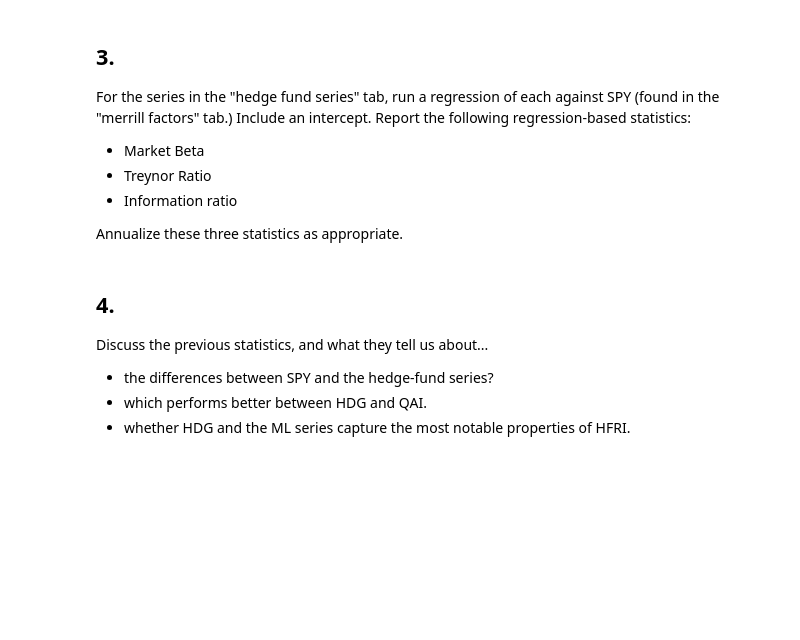
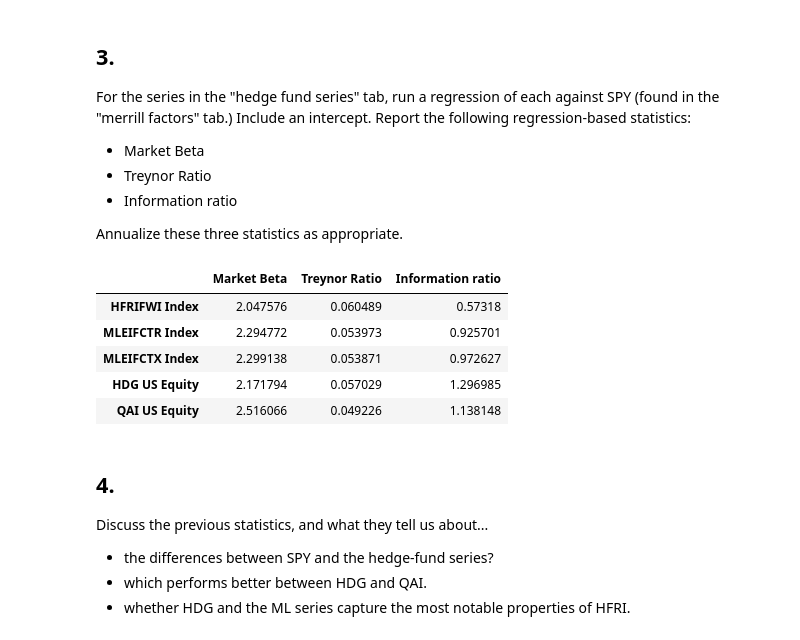
Before and after one commit to sstikhonov/Uchicago_PortfolioRiskManagement, a Jupyter notebook: homework/Homework 2.ipynb, the cells around one changed output. Drawn from its saved outputs; the diff is of its cells as text; code cells hidden in the pictures; blank space fills up the shorter version.

```diff
--- a/homework/Homework 2.ipynb
+++ b/homework/Homework 2.ipynb
@@ -173,23 +173,3 @@ For the series in the "hedge fund series" tab, run a regression of each against
 * Information ratio
 
 Annualize these three statistics as appropriate.
-# %%
-def performance_statistics(hedge_funds, SPY):
-
-    results = pd.DataFrame(data = None,
-                columns = ['Market Beta', 'Treynor Ratio', 'Information ratio'])
-
-
-    for fund in hedge_funds:
-        X = sm.tools.add_constant(hedge_funds[fund])
-        y = SPY
-        model = sm.OLS(y, X, missing='drop').fit()
-        alpha = model.params[:1].values[0]
-        beta = model.params[1:].values[0]
-        treynor_ratio = 12 * y.mean() / beta
-        information_ratio = alpha * 12 / model.resid.std() * np.sqrt(12)
-        results.loc[fund, 'Market Beta'] = beta
-        results.loc[fund, 'Treynor Ratio'] = treynor_ratio
-        results.loc[fund, 'Information ratio'] = information_ratio
-
-    return results
@@ -199,3 +176,33 @@ res
+# %%
+def performance_statistics(hedge_funds, SPY, rf):
+
+    results = pd.DataFrame(data = None,
+                columns = ['Market Beta', 'Treynor Ratio', 'Information ratio'])
+
+
+    for fund in hedge_funds:
+        X = sm.tools.add_constant(hedge_funds[fund])
+        y = SPY
+        model = sm.OLS(y, X, missing='drop').fit()
+        alpha = model.params[:1].values[0]
+        beta = model.params[1:].values[0]
+        treynor_ratio = 12 * (y - rf).mean() / beta
+        information_ratio = alpha * np.sqrt(12) / model.resid.std()
+        results.loc[fund, 'Market Beta'] = beta
+        results.loc[fund, 'Treynor Ratio'] = treynor_ratio
+        results.loc[fund, 'Information ratio'] = information_ratio
+
+    return results
+# %%
+res = performance_statistics(data_hf, data_merrill['SPY US Equity'], data_merrill['USGG3M Index'])
+res
+# %% [output]
+|  | Market Beta | Treynor Ratio | Information ratio |
+| HFRIFWI Index | 2.047576 | 0.060489 | 0.57318 |
+| MLEIFCTR Index | 2.294772 | 0.053973 | 0.925701 |
+| MLEIFCTX Index | 2.299138 | 0.053871 | 0.972627 |
+| HDG US Equity | 2.171794 | 0.057029 | 1.296985 |
+| QAI US Equity | 2.516066 | 0.049226 | 1.138148 |
 # %% [markdown]
 ## 4.
 
```
Also changed, not shown: parts of 22 cells of this notebook.
